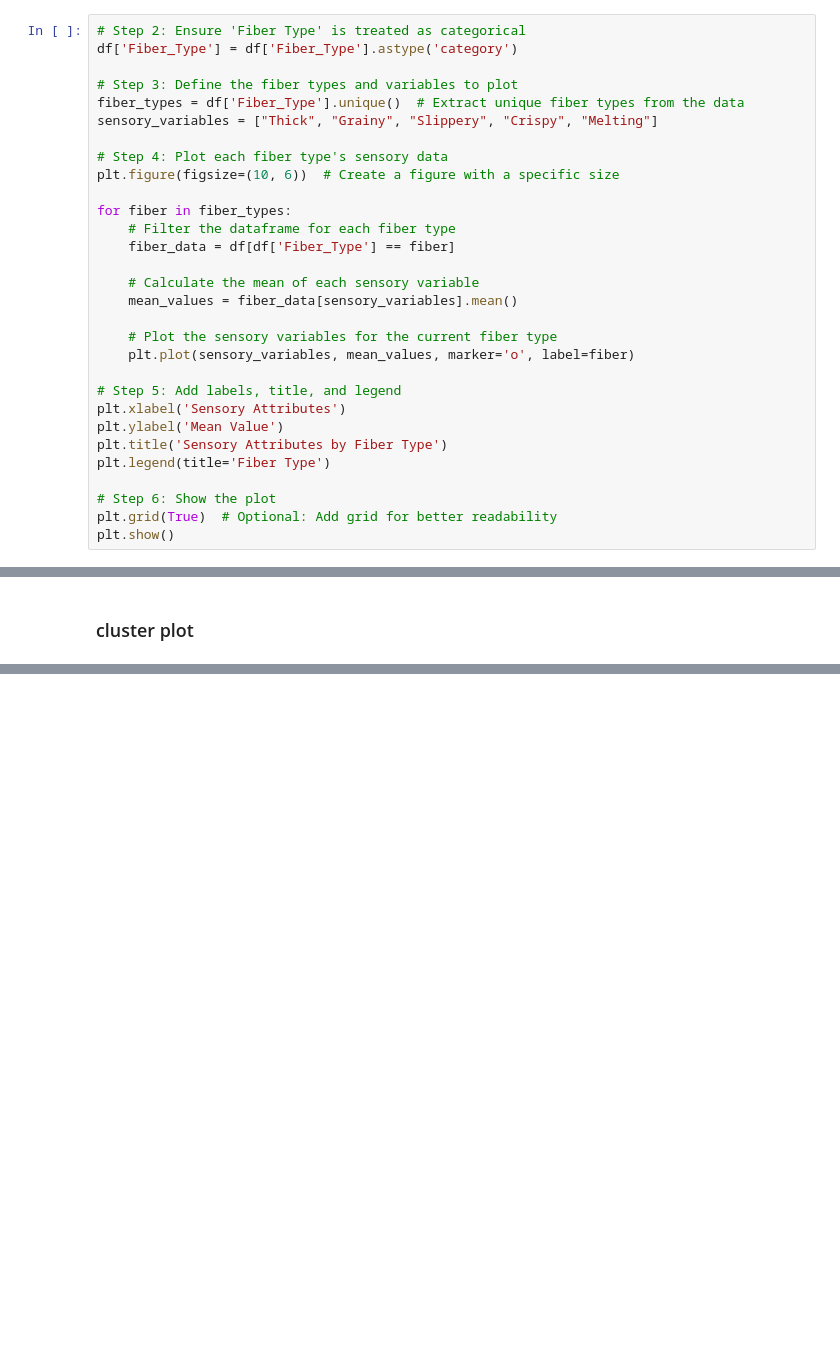
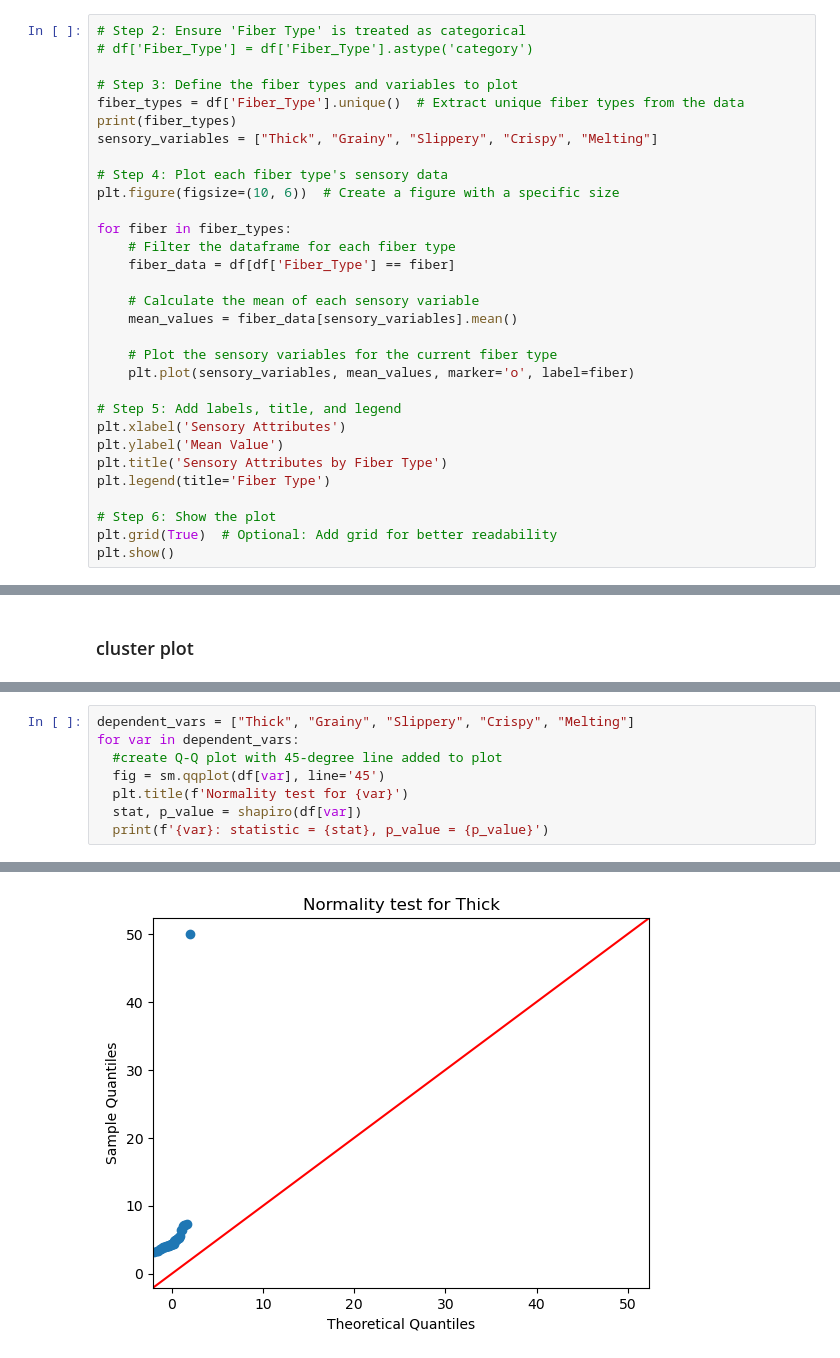
Before and after one commit to Jadelu03/M2_project, a Jupyter notebook: Task1Draft.ipynb, the cells around one changed output, grey strips where cells are left out. Saved outputs shown, nothing was run; the diff lists cells and outputs as text; blank space fills up the shorter version.

Commit message:
Normality and corrplot(except linear regression)

```diff
--- a/Task1Draft.ipynb
+++ b/Task1Draft.ipynb
@@ -33,10 +33,11 @@ print(df)
 ### Plotting data
 # %%
 # Step 2: Ensure 'Fiber Type' is treated as categorical
-df['Fiber_Type'] = df['Fiber_Type'].astype('category')
+# df['Fiber_Type'] = df['Fiber_Type'].astype('category')
 
 # Step 3: Define the fiber types and variables to plot
 fiber_types = df['Fiber_Type'].unique()  # Extract unique fiber types from the data
+print(fiber_types)
 sensory_variables = ["Thick", "Grainy", "Slippery", "Crispy", "Melting"]
 
 # Step 4: Plot each fiber type's sensory data
@@ -138,0 +191,9 @@ ax = dendrogram(linkage_matrix,color_threshold=0.7, labels=df.index, orientation
+# %%
+dependent_vars = ["Thick", "Grainy", "Slippery", "Crispy", "Melting"]
+for var in dependent_vars:
+  #create Q-Q plot with 45-degree line added to plot
+  fig = sm.qqplot(df[var], line='45')
+  plt.title(f'Normality test for {var}')
+  stat, p_value = shapiro(df[var])
+  print(f'{var}: statistic = {stat}, p_value = {p_value}')
+# %% [output]
@@ -138,0 +205 @@ ax = dendrogram(linkage_matrix,color_threshold=0.7, labels=df.index, orientation
+[figure, added]
```
Also changed, not shown: parts of 20 cells of this notebook.
